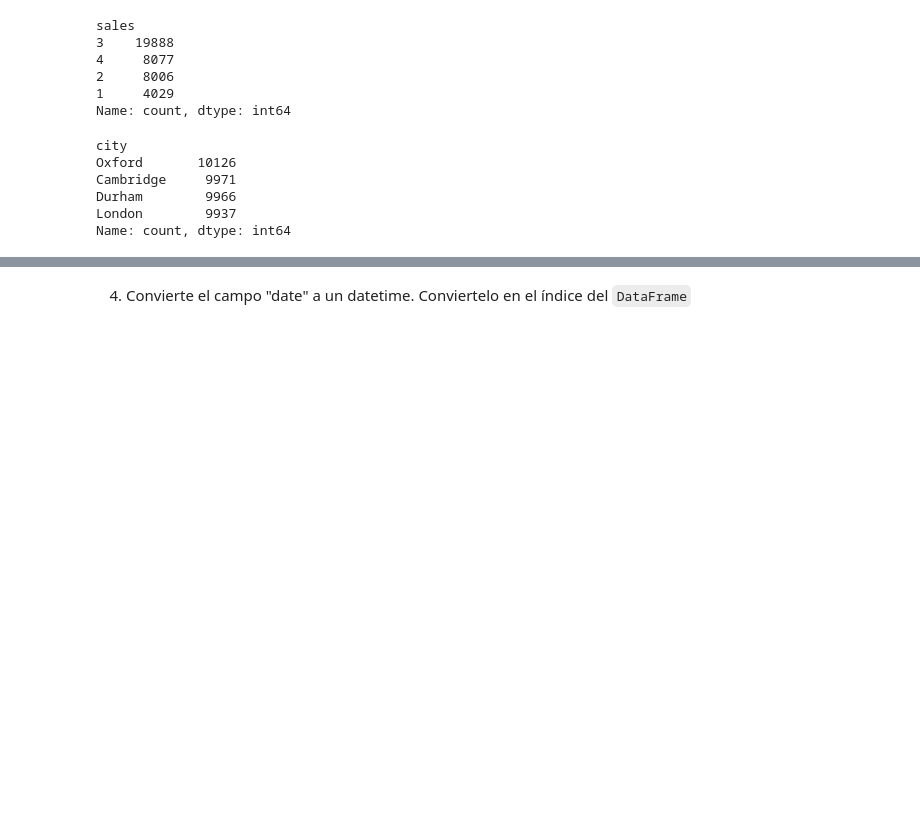
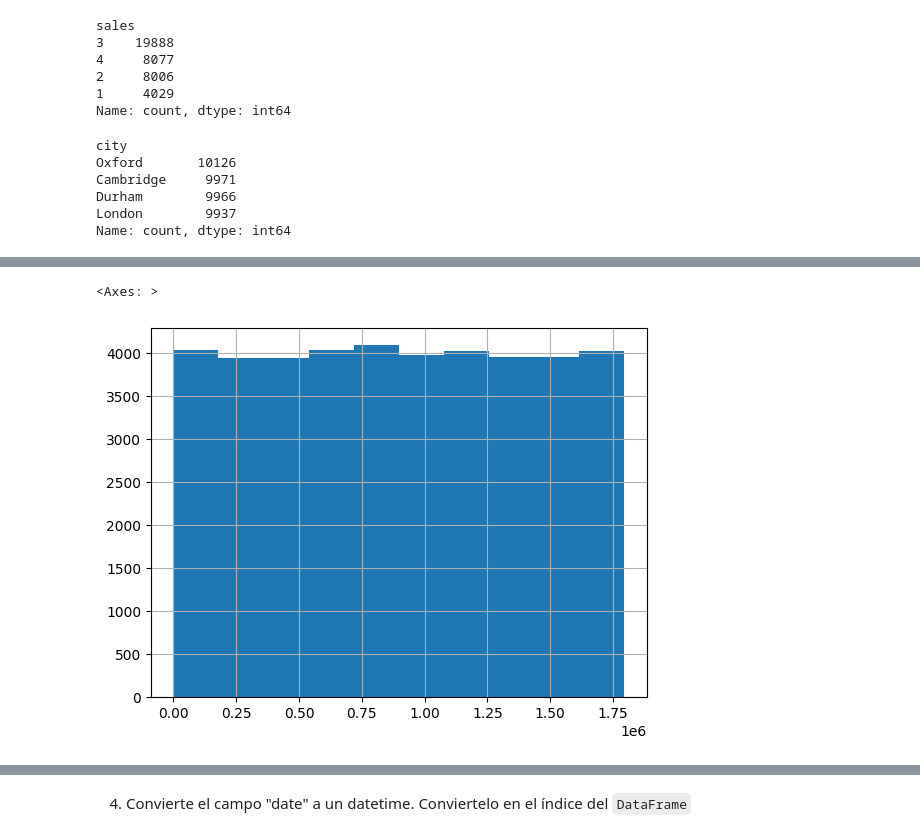
Before and after one commit to MirenA83/ONLINE_DS_THEBRIDGE_MIREN, a Jupyter notebook: ejercicios/sprint 5/practica obligatoria U2/18_Practica_Obligatoria_Ficheros.ipynb, the cells around one changed output, grey strips where cells are left out. Saved outputs shown, nothing was run; the diff lists cells and outputs as text; code cells hidden in the pictures; blank space fills up the shorter version.

```diff
--- a/ejercicios/sprint 5/practica obligatoria U2/18_Practica_Obligatoria_Ficheros.ipynb
+++ b/ejercicios/sprint 5/practica obligatoria U2/18_Practica_Obligatoria_Ficheros.ipynb
@@ -144,0 +159,5 @@ Name: count, dtype: int64
+# %%
+df_excel.revenue.hist()
+# %% [output]
+<Axes: >
+[figure, added]
```
Also changed, not shown: parts of 9 cells of this notebook, 1 other file.
